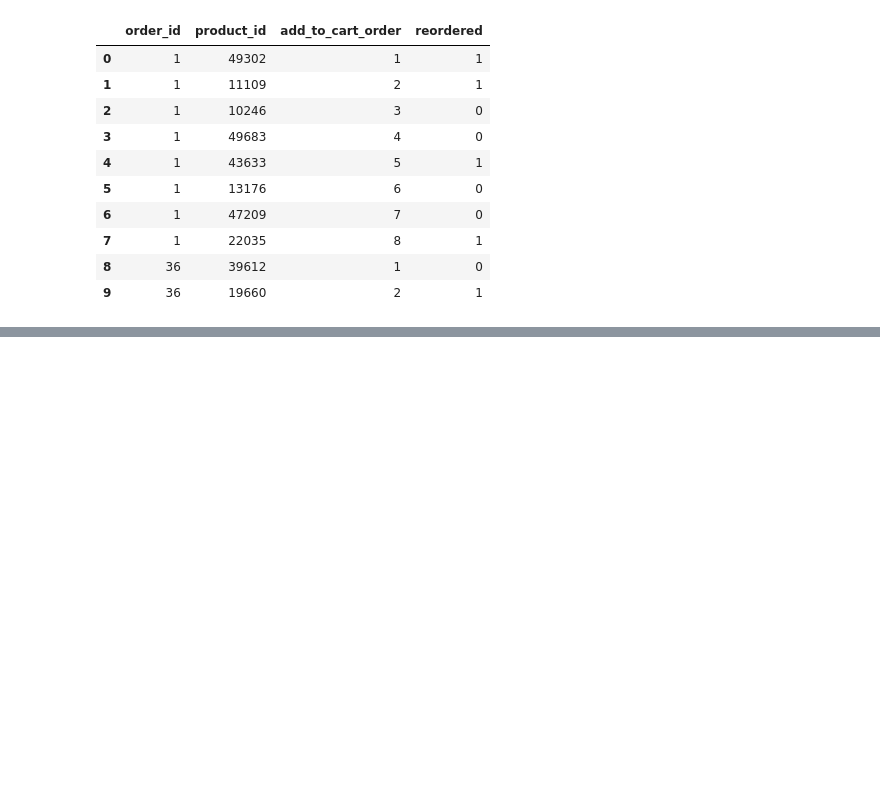
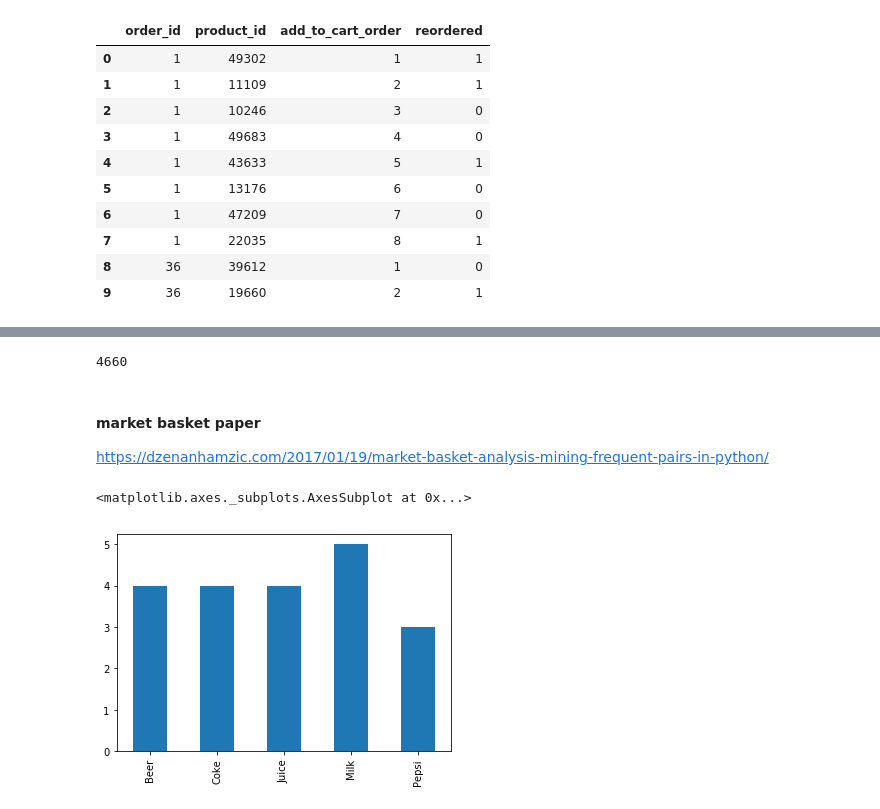
Before and after one commit to matt-negrin/instacart, a Jupyter notebook: scratch.ipynb, the cells around one changed output, grey strips where cells are left out. Saved outputs shown, nothing was run; the diff lists cells and outputs as text; code cells hidden in the pictures; blank space fills up the shorter version.

Commit message:
updates to market basket analysis

```diff
--- a/scratch.ipynb
+++ b/scratch.ipynb
@@ -144,0 +218,5 @@ order_products_train_df.head(10)
+# %%
+odf.head(2)
+len(odf.columns)
+# %% [output]
+4660
@@ -144,0 +235,18 @@ order_products_train_df.head(10)
+# %% [markdown]
+#### market basket paper
+https://dzenanhamzic.com/2017/01/19/market-basket-analysis-mining-frequent-pairs-in-python/
+# %%
+transaction_df = pd.DataFrame({'Beer' : [1,0,1,0,1,0,0,1],
+                               'Coke' : [0,1,1,0,1,0,0,1],
+                               'Pepsi' : [1,0,0,1,0,0,1,0],
+                               'Milk' : [0,1,0,1,1,1,0,1],
+                               'Juice' : [0,0,1,0,0,1,1,1]})
+# %%
+product_support_dict = {}
+for column in transaction_df.columns:
+    product_support_dict[column] = sum(transaction_df[column]>0)
+
+pd.Series(product_support_dict).plot(kind="bar")
+# %% [output]
+<matplotlib.axes._subplots.AxesSubplot at 0x...>
+[figure, added]
```
Also changed, not shown: parts of 21 cells of this notebook.
